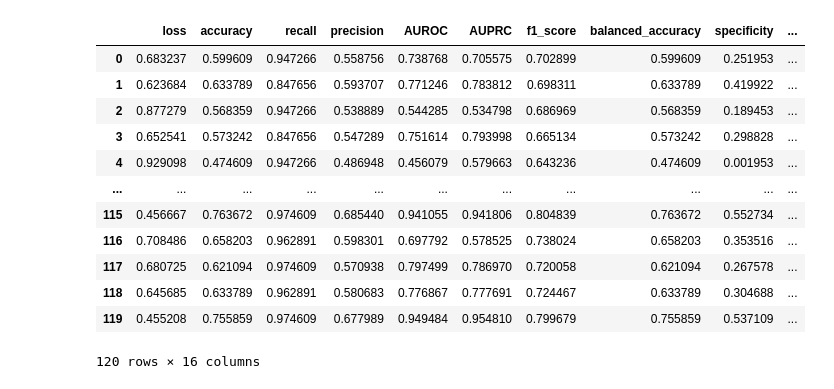
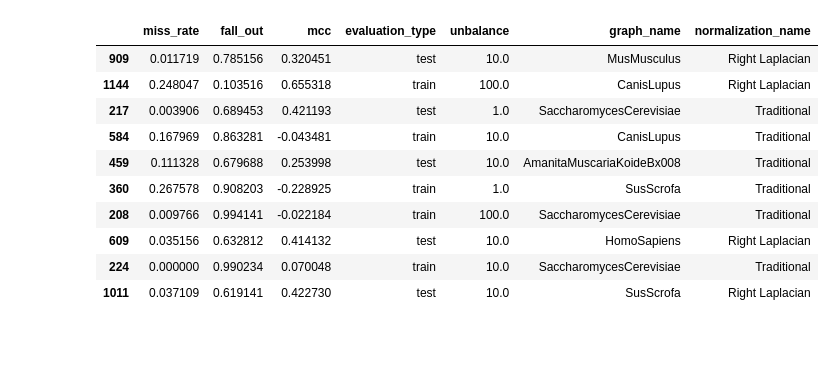
Before and after one commit to LucaCappelletti94/right_laplacian_node2vec, a Jupyter notebook: Visualization.ipynb, the cells around one changed output. Cells and saved outputs as stored; diff of their text form; code cells hidden in the pictures; blank space fills up the shorter version.

```diff
--- a/Visualization.ipynb
+++ b/Visualization.ipynb
@@ -4,21 +5,19 @@ from barplots import barplots
 # %%
 df = pd.read_csv("right_laplacian_experiments.csv", sep=",")
-# %%
-df
-# %% [output]
-|  | loss | accuracy | recall | precision | AUROC | AUPRC | f1_score | balanced_accuracy | specificity | ... |
-| 0 | 0.683237 | 0.599609 | 0.947266 | 0.558756 | 0.738768 | 0.705575 | 0.702899 | 0.599609 | 0.251953 | ... |
-| 1 | 0.623684 | 0.633789 | 0.847656 | 0.593707 | 0.771246 | 0.783812 | 0.698311 | 0.633789 | 0.419922 | ... |
-| 2 | 0.877279 | 0.568359 | 0.947266 | 0.538889 | 0.544285 | 0.534798 | 0.686969 | 0.568359 | 0.189453 | ... |
-| 3 | 0.652541 | 0.573242 | 0.847656 | 0.547289 | 0.751614 | 0.793998 | 0.665134 | 0.573242 | 0.298828 | ... |
-| 4 | 0.929098 | 0.474609 | 0.947266 | 0.486948 | 0.456079 | 0.579663 | 0.643236 | 0.474609 | 0.001953 | ... |
-| ... | ... | ... | ... | ... | ... | ... | ... | ... | ... | ... |
-| 115 | 0.456667 | 0.763672 | 0.974609 | 0.685440 | 0.941055 | 0.941806 | 0.804839 | 0.763672 | 0.552734 | ... |
-| 116 | 0.708486 | 0.658203 | 0.962891 | 0.598301 | 0.697792 | 0.578525 | 0.738024 | 0.658203 | 0.353516 | ... |
-| 117 | 0.680725 | 0.621094 | 0.974609 | 0.570938 | 0.797499 | 0.786970 | 0.720058 | 0.621094 | 0.267578 | ... |
-| 118 | 0.645685 | 0.633789 | 0.962891 | 0.580683 | 0.776867 | 0.777691 | 0.724467 | 0.633789 | 0.304688 | ... |
-| 119 | 0.455208 | 0.755859 | 0.974609 | 0.677989 | 0.949484 | 0.954810 | 0.799679 | 0.755859 | 0.537109 | ... |
-120 rows × 16 columns
+# %%
+df[df.columns[-7:]].sample(10)[:10]
+# %% [output]
+|  | miss_rate | fall_out | mcc | evaluation_type | unbalance | graph_name | normalization_name |
+| 909 | 0.011719 | 0.785156 | 0.320451 | test | 10.0 | MusMusculus | Right Laplacian |
+| 1144 | 0.248047 | 0.103516 | 0.655318 | train | 100.0 | CanisLupus | Right Laplacian |
+| 217 | 0.003906 | 0.689453 | 0.421193 | test | 1.0 | SaccharomycesCerevisiae | Traditional |
+| 584 | 0.167969 | 0.863281 | -0.043481 | train | 10.0 | CanisLupus | Traditional |
+| 459 | 0.111328 | 0.679688 | 0.253998 | test | 10.0 | AmanitaMuscariaKoideBx008 | Traditional |
+| 360 | 0.267578 | 0.908203 | -0.228925 | train | 1.0 | SusScrofa | Traditional |
+| 208 | 0.009766 | 0.994141 | -0.022184 | train | 100.0 | SaccharomycesCerevisiae | Traditional |
+| 609 | 0.035156 | 0.632812 | 0.414132 | test | 10.0 | HomoSapiens | Right Laplacian |
+| 224 | 0.000000 | 0.990234 | 0.070048 | train | 10.0 | SaccharomycesCerevisiae | Traditional |
+| 1011 | 0.037109 | 0.619141 | 0.422730 | test | 10.0 | SusScrofa | Right Laplacian |
 # %%
 barplots(
     df,
```
Also changed, not shown: parts of 2 cells of this notebook, 16 other files.
